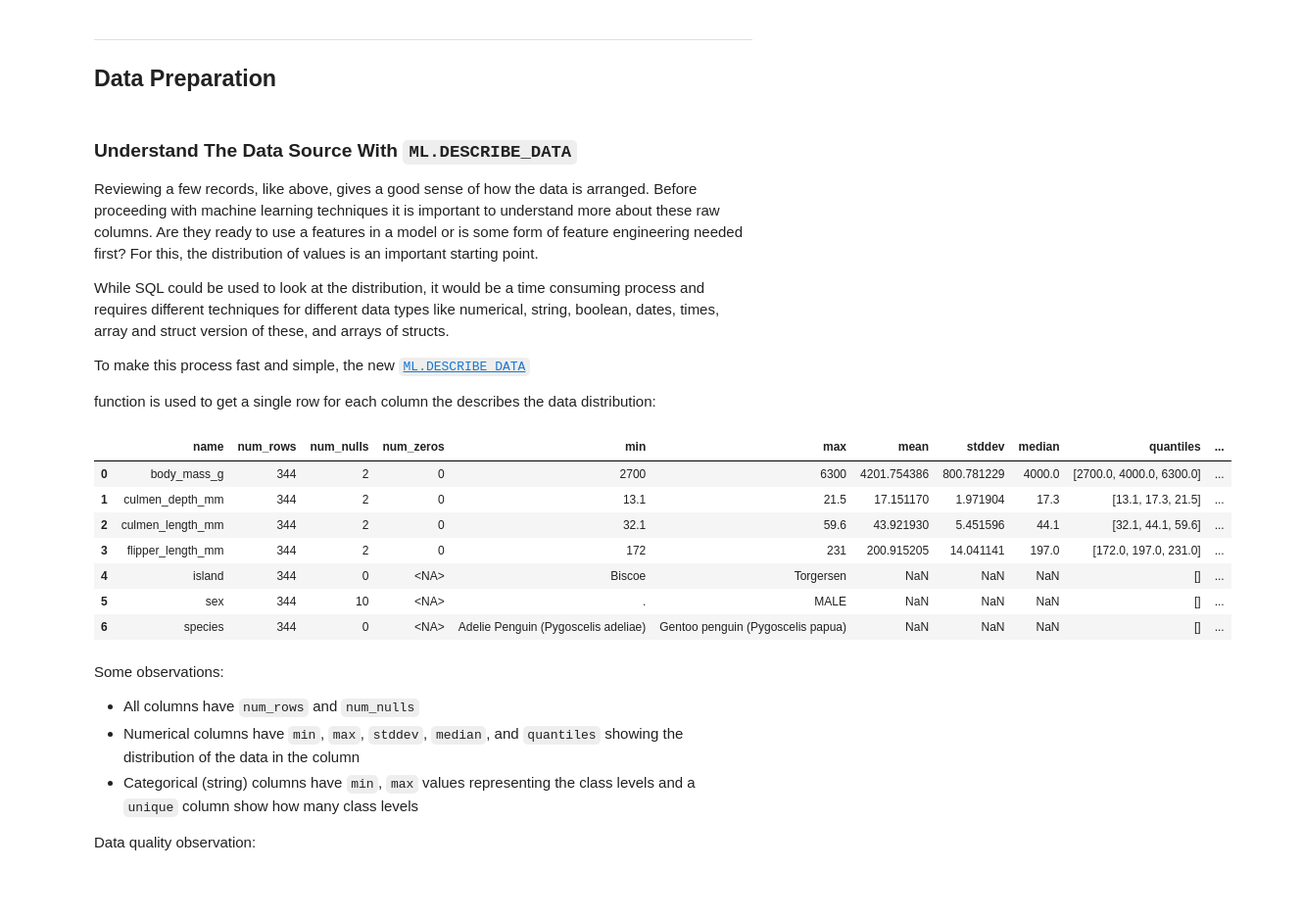
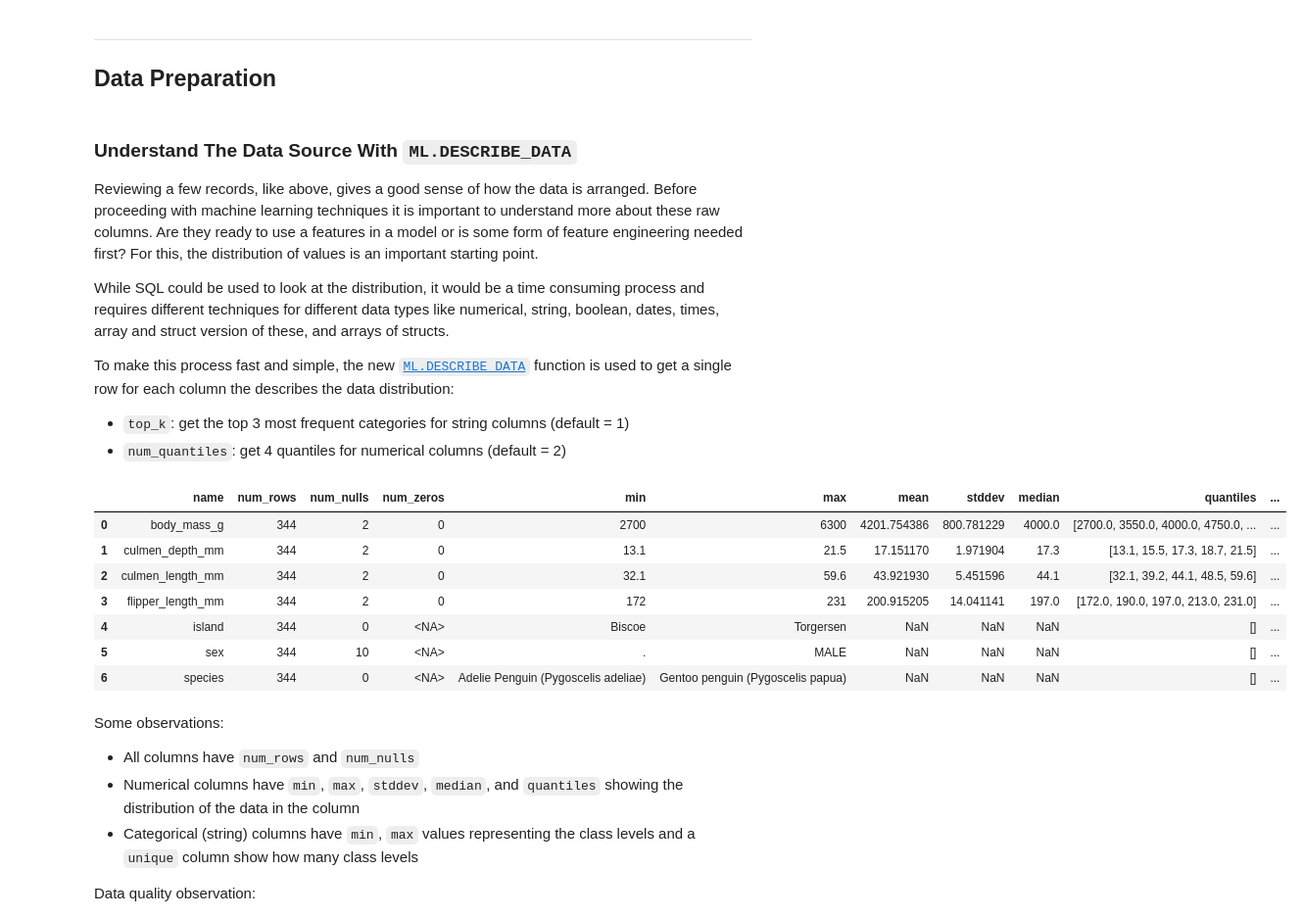
Before and after one commit to statmike/vertex-ai-mlops, a Jupyter notebook: Model Monitoring/bqml-model-monitoring-introduction.ipynb, the cells around one changed output. Shown at 98% size. Drawn from its saved outputs; the diff is of its cells as text; code cells hidden in the pictures; blank space fills up the shorter version.

```diff
--- a/Model Monitoring/bqml-model-monitoring-introduction.ipynb
+++ b/Model Monitoring/bqml-model-monitoring-introduction.ipynb
@@ -195,21 +193,22 @@ Reviewing a few records, like above, gives a good sense of how the data is arran
 
 While SQL could be used to look at the distribution, it would be a time consuming process and requires different techniques for different data types like numerical, string, boolean, dates, times, array and struct version of these, and arrays of structs.
 
-To make this process fast and simple, the new [`ML.DESCRIBE_DATA`](https://cloud.google.com/bigquery/docs/reference/standard-sql/bigqueryml-syntax-describe-data)
-
-function is used to get a single row for each column the describes the data distribution:
+To make this process fast and simple, the new [`ML.DESCRIBE_DATA`](https://cloud.google.com/bigquery/docs/reference/standard-sql/bigqueryml-syntax-describe-data) function is used to get a single row for each column the describes the data distribution:
+- `top_k`: get the top 3 most frequent categories for string columns (default = 1)
+- `num_quantiles`: get 4 quantiles for numerical columns (default = 2)
 # %%
 %%bigquery
 SELECT *
 FROM ML.DESCRIBE_DATA(
-  TABLE `bigquery-public-data.ml_datasets.penguins`
+  TABLE `bigquery-public-data.ml_datasets.penguins`,
+    STRUCT(3 AS top_k, 4 AS num_quantiles)
 )
 # %% [output]
 |  | name | num_rows | num_nulls | num_zeros | min | max | mean | stddev | median | quantiles | ... |
-| 0 | body_mass_g | 344 | 2 | 0 | 2700 | 6300 | 4201.754386 | 800.781229 | 4000.0 | [2700.0, 4000.0, 6300.0] | ... |
-| 1 | culmen_depth_mm | 344 | 2 | 0 | 13.1 | 21.5 | 17.151170 | 1.971904 | 17.3 | [13.1, 17.3, 21.5] | ... |
-| 2 | culmen_length_mm | 344 | 2 | 0 | 32.1 | 59.6 | 43.921930 | 5.451596 | 44.1 | [32.1, 44.1, 59.6] | ... |
-| 3 | flipper_length_mm | 344 | 2 | 0 | 172 | 231 | 200.915205 | 14.041141 | 197.0 | [172.0, 197.0, 231.0] | ... |
+| 0 | body_mass_g | 344 | 2 | 0 | 2700 | 6300 | 4201.754386 | 800.781229 | 4000.0 | [2700.0, 3550.0, 4000.0, 4750.0, ... | ... |
+| 1 | culmen_depth_mm | 344 | 2 | 0 | 13.1 | 21.5 | 17.151170 | 1.971904 | 17.3 | [13.1, 15.5, 17.3, 18.7, 21.5] | ... |
+| 2 | culmen_length_mm | 344 | 2 | 0 | 32.1 | 59.6 | 43.921930 | 5.451596 | 44.1 | [32.1, 39.2, 44.1, 48.5, 59.6] | ... |
+| 3 | flipper_length_mm | 344 | 2 | 0 | 172 | 231 | 200.915205 | 14.041141 | 197.0 | [172.0, 190.0, 197.0, 213.0, 231.0] | ... |
 | 4 | island | 344 | 0 | <NA> | Biscoe | Torgersen | NaN | NaN | NaN | [] | ... |
 | 5 | sex | 344 | 10 | <NA> | . | MALE | NaN | NaN | NaN | [] | ... |
 | 6 | species | 344 | 0 | <NA> | Adelie Penguin (Pygoscelis adeliae) | Gentoo penguin (Pygoscelis papua) | NaN | NaN | NaN | [] | ... |
```
Also changed, not shown: parts of 25 cells of this notebook, 1 other file.
